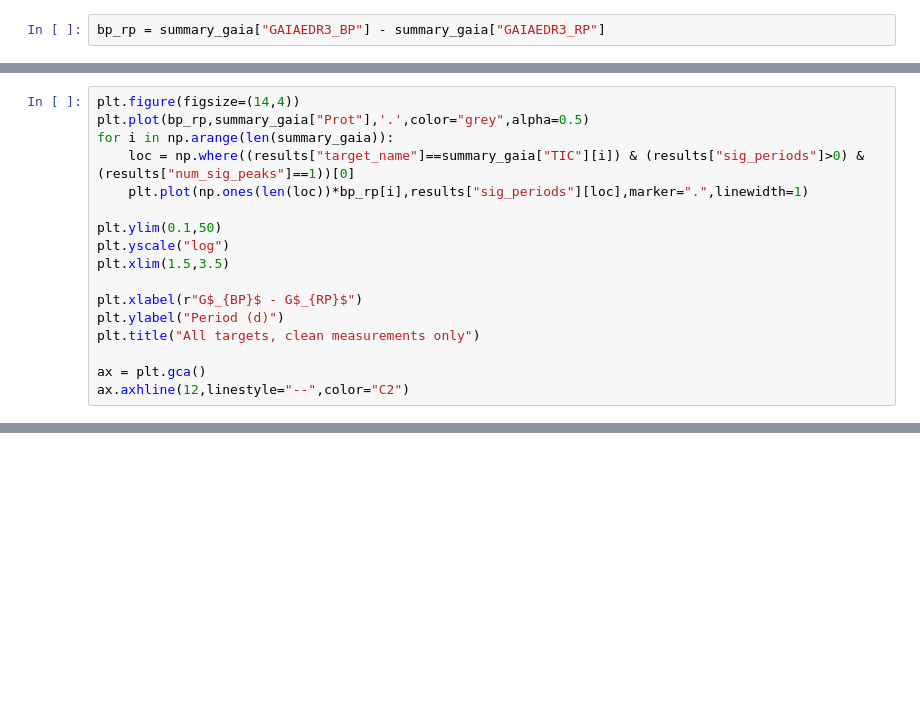
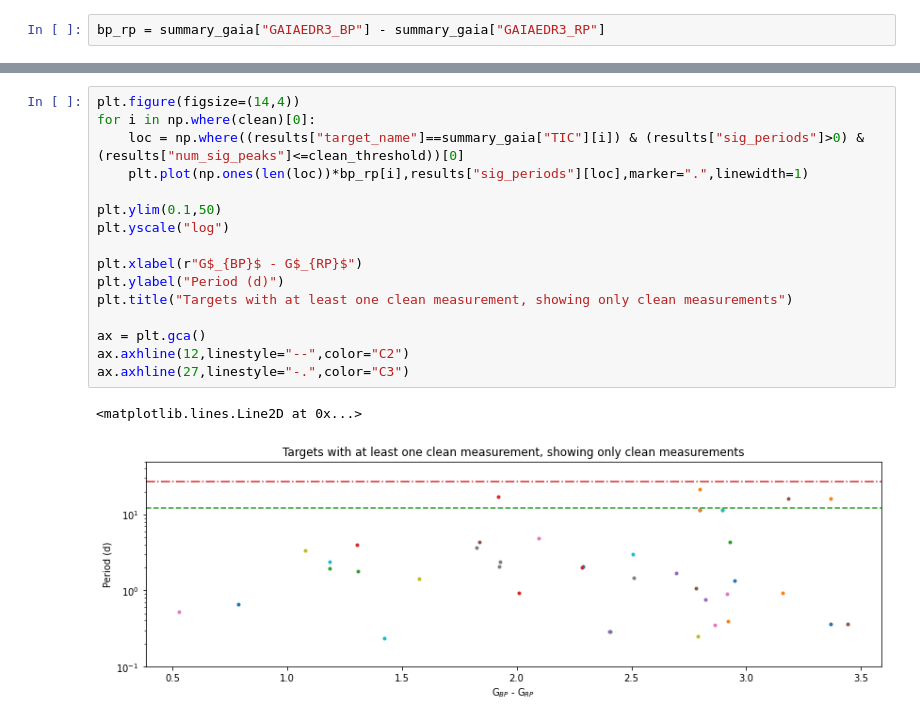
Before and after one commit to stephtdouglas/TESS_young, a Jupyter notebook: analyze_cluster_output.ipynb, the cells around one changed output, grey strips where cells are left out. Drawn from its saved outputs; the diff is of its cells as text; blank space fills up the shorter version.

```diff
--- a/analyze_cluster_output.ipynb
+++ b/analyze_cluster_output.ipynb
@@ -194,17 +148,0 @@ ax.axhline(12,linestyle="--",color="C2")
-# %%
-plt.figure(figsize=(14,4))
-plt.plot(bp_rp,summary_gaia["Prot"],'.',color="grey",alpha=0.5)
-for i in np.arange(len(summary_gaia)):
-    loc = np.where((results["target_name"]==summary_gaia["TIC"][i]) & (results["sig_periods"]>0) & (results["num_sig_peaks"]==1))[0]
-    plt.plot(np.ones(len(loc))*bp_rp[i],results["sig_periods"][loc],marker=".",linewidth=1)
-
-plt.ylim(0.1,50)
-plt.yscale("log")
-plt.xlim(1.5,3.5)
-
-plt.xlabel(r"G$_{BP}$ - G$_{RP}$")
-plt.ylabel("Period (d)")
-plt.title("All targets, clean measurements only")
-
-ax = plt.gca()
-ax.axhline(12,linestyle="--",color="C2")
@@ -213,0 +167,19 @@ ax.axhline(12,linestyle="--",color="C2")
+# %%
+plt.figure(figsize=(14,4))
+for i in np.where(clean)[0]:
+    loc = np.where((results["target_name"]==summary_gaia["TIC"][i]) & (results["sig_periods"]>0) & (results["num_sig_peaks"]<=clean_threshold))[0]
+    plt.plot(np.ones(len(loc))*bp_rp[i],results["sig_periods"][loc],marker=".",linewidth=1)
+
+plt.ylim(0.1,50)
+plt.yscale("log")
+
+plt.xlabel(r"G$_{BP}$ - G$_{RP}$")
+plt.ylabel("Period (d)")
+plt.title("Targets with at least one clean measurement, showing only clean measurements")
+
+ax = plt.gca()
+ax.axhline(12,linestyle="--",color="C2")
+ax.axhline(27,linestyle="-.",color="C3")
+# %% [output]
+<matplotlib.lines.Line2D at 0x...>
+[figure, added]
```
Also changed, not shown: parts of 34 cells of this notebook.
